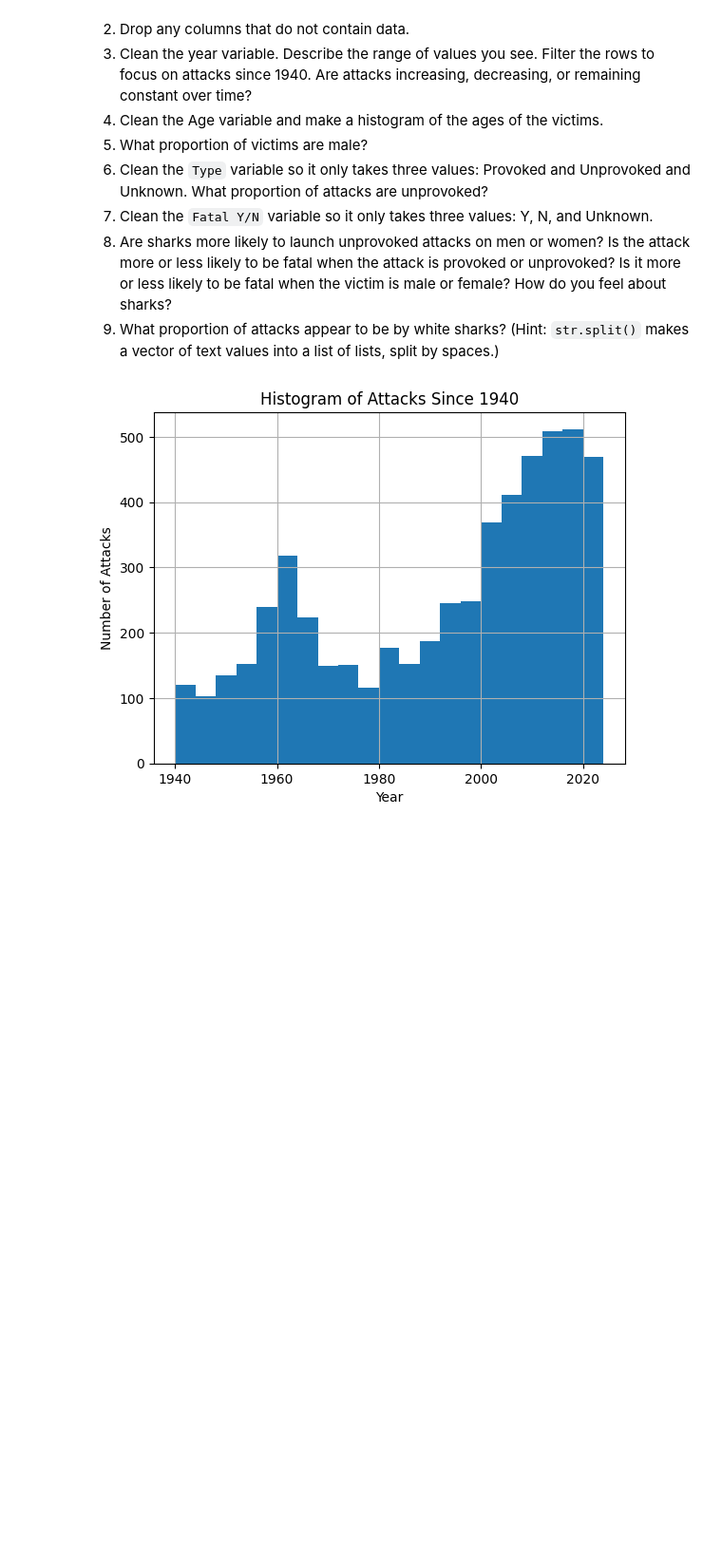
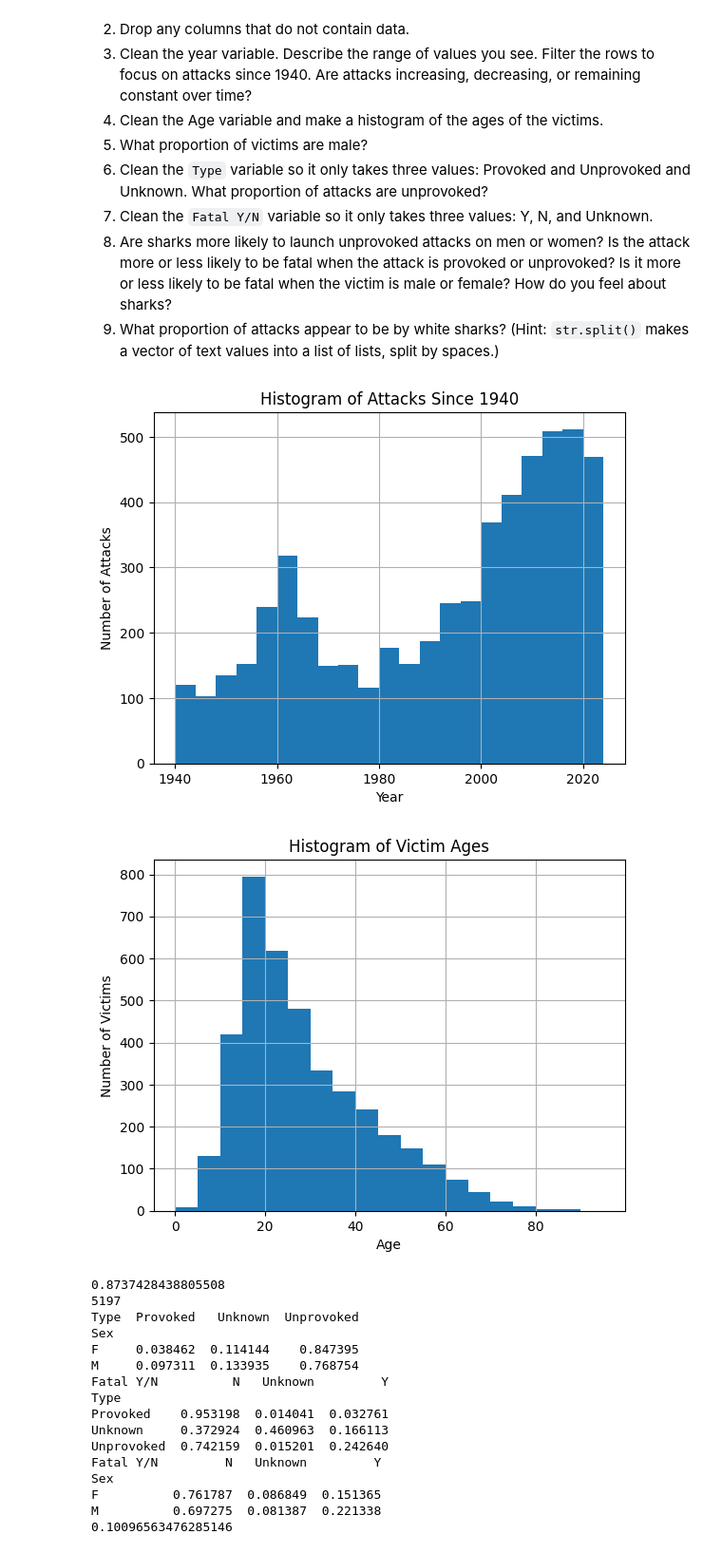
Before and after one commit to Harryshield14/wrangling_assignment, a Jupyter notebook: assignment.ipynb, the cells around one changed output. Shown at 95% size. Cells and saved outputs as stored; diff of their text form; code cells hidden in the pictures; blank space fills up the shorter version.

```diff
--- a/assignment.ipynb
+++ b/assignment.ipynb
@@ -108,22 +87,89 @@ array([' ', '60', '12', '.985626283367556', '36', '6', '24',
 # %%
 import pandas as pd
 import numpy as np
 import matplotlib.pyplot as plt
 
 df4 = pd.read_excel('/data/GSAF5.xls')
 df4_clean = df4.copy()
 df4_clean = df4_clean.drop(["Unnamed: 21", "Unnamed: 22"], axis = 1)
 df4_clean.head()
 
 df4_clean['Year'] = pd.to_numeric(df4_clean['Year'], errors='coerce').astype("Int64")
 df4_clean.loc[df4_clean['Year'] < 1940, 'Year'] = np.nan
 df_attacks = df4_clean[(df4_clean['Year'] >= 1940)] #The range of values in the years go back to the 1500s, with some values that are not years that need to be converted to NaN
 
 
 df_attacks['Year'].hist(bins=range(1940, 2026, 4))
 plt.xlabel("Year")
 plt.ylabel("Number of Attacks")
 plt.title("Histogram of Attacks Since 1940")
 plt.show() #The histogram shows that since 1940 the number of shark attacks has overal increased over time
+
+df4_clean['Age'] = pd.to_numeric(df4_clean['Age'], errors='coerce').astype("Int64")
+df4_clean['Age'].unique()
+
+df4_clean['Age'].hist(bins=range(0, 100, 5))
+plt.xlabel('Age')
+plt.ylabel('Number of Victims')
+plt.title('Histogram of Victim Ages')
+plt.show()
+
+Number_Males = df4_clean.loc[df4_clean['Sex'] == 'M', 'Sex'].count()
+Total_Victims = df4_clean['Sex'].count()
+Proportion_Males = Number_Males / Total_Victims
+print(Proportion_Males)
+
+df4_clean['Type'] = df4_clean['Type'].str.strip().str.capitalize()
+df4_clean['Type'] = df4_clean['Type'].where(df4_clean['Type'].isin(['Provoked', 'Unprovoked']), 'Unknown')
+
+total_attacks = len(df4_clean['Type'])
+unprovoked_count = (df4_clean['Type'] == 'Unprovoked').sum()
+unprovoked_proportion = unprovoked_count / total_attacks
+print(unprovoked_count)
+
+df4_clean['Fatal Y/N'] = df4_clean['Fatal Y/N'].str.strip().str.capitalize()
+df4_clean['Fatal Y/N'] = df4_clean['Fatal Y/N'].where(df4_clean['Fatal Y/N'].isin(['Y', 'N']), 'Unknown')
+
+df4_clean['Sex'] = df4_clean['Sex'].str.strip().str.upper()
+df4_clean['Sex'] = df4_clean['Sex'].where(df4_clean['Sex'].isin(['M', 'F']), np.nan)
+
+gender_type_counts = pd.crosstab(df4_clean['Sex'], df4_clean['Type'])
+gender_type_props = gender_type_counts.div(gender_type_counts.sum(axis=1), axis=0)
+print(gender_type_props)
+
+type_fatal_counts = pd.crosstab(df4_clean['Type'], df4_clean['Fatal Y/N'])
+type_fatal_props = type_fatal_counts.div(type_fatal_counts.sum(axis=1), axis=0)
+print(type_fatal_props)
+
+gender_fatal_counts = pd.crosstab(df4_clean['Sex'], df4_clean['Fatal Y/N'])
+gender_fatal_props = gender_fatal_counts.div(gender_fatal_counts.sum(axis=1), axis=0)
+print(gender_fatal_props)
+
+#I think sharks are pretty cool, but they are definitely very dangerous creatures that when in the water can attack whenever
+
+df4_clean = df4_clean.rename(columns={'Species ': 'Species'})
+df4_clean['Species'].unique()
+df4_clean['Species'] = df4_clean['Species'].str.lower().str.strip()
+species_words = df4_clean['Species'].str.split()
+is_white_shark = species_words.apply(lambda words: 'white' in words if isinstance(words, list) else False)
+proportion_white_shark = is_white_shark.sum() / len(df4_clean)
+print(proportion_white_shark)
 # %% [output]
 [figure]
+[figure, added]
+0.8737428438805508
+5197
+Type  Provoked   Unknown  Unprovoked
+Sex
+F     0.038462  0.114144    0.847395
+M     0.097311  0.133935    0.768754
+Fatal Y/N          N   Unknown         Y
+Type
+Provoked    0.953198  0.014041  0.032761
+Unknown     0.372924  0.460963  0.166113
+Unprovoked  0.742159  0.015201  0.242640
+Fatal Y/N         N   Unknown         Y
+Sex
+F          0.761787  0.086849  0.151365
+M          0.697275  0.081387  0.221338
+0.10096563476285146
```
Also changed, not shown: parts of 3 cells of this notebook.
